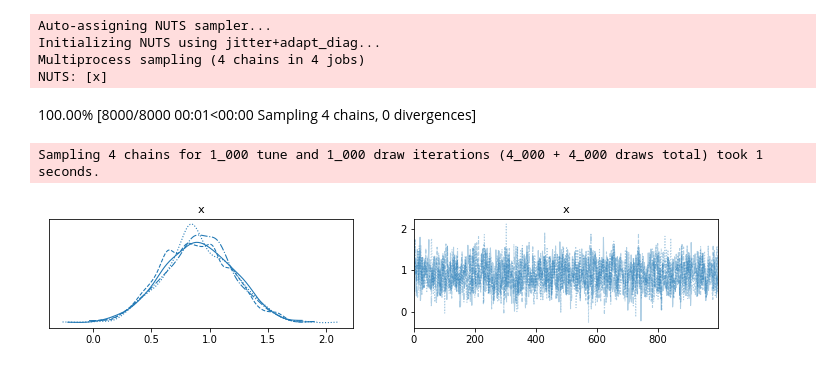
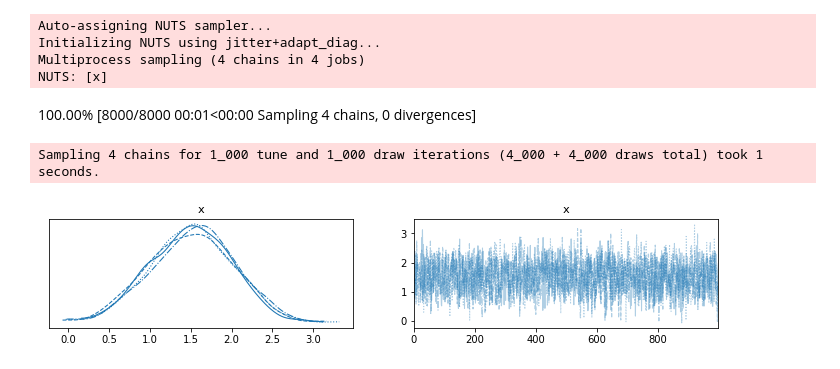
Before and after one commit to suhasshrinivasan/probabilistic-center-surround, a Jupyter notebook: haefner/rough.ipynb, the cells around one changed output. Saved outputs shown, nothing was run; the diff lists cells and outputs as text; code cells hidden in the pictures.

```diff
--- a/haefner/rough.ipynb
+++ b/haefner/rough.ipynb
@@ -11,14 +11,14 @@ with model:
     y = pm.Normal("y", mu=x, sigma=1, observed=y_data)
 # %%
 with model:
-    pm.set_data({"y_data": np.ones(10)})
+    pm.set_data({"y_data": np.array([1, 2, 3])})
     trace = pm.sample(1000, tune=1000, return_inferencedata=True)
     az.plot_trace(trace)
 # %% [output]
 Auto-assigning NUTS sampler...
 Initializing NUTS using jitter+adapt_diag...
 Multiprocess sampling (4 chains in 4 jobs)
 NUTS: [x]
 100.00% [8000/8000 00:01<00:00 Sampling 4 chains, 0 divergences]
 Sampling 4 chains for 1_000 tune and 1_000 draw iterations (4_000 + 4_000 draws total) took 1 seconds.
-[figure, old version]
+[figure, new version]
```
Also changed, not shown: 14 other files.
